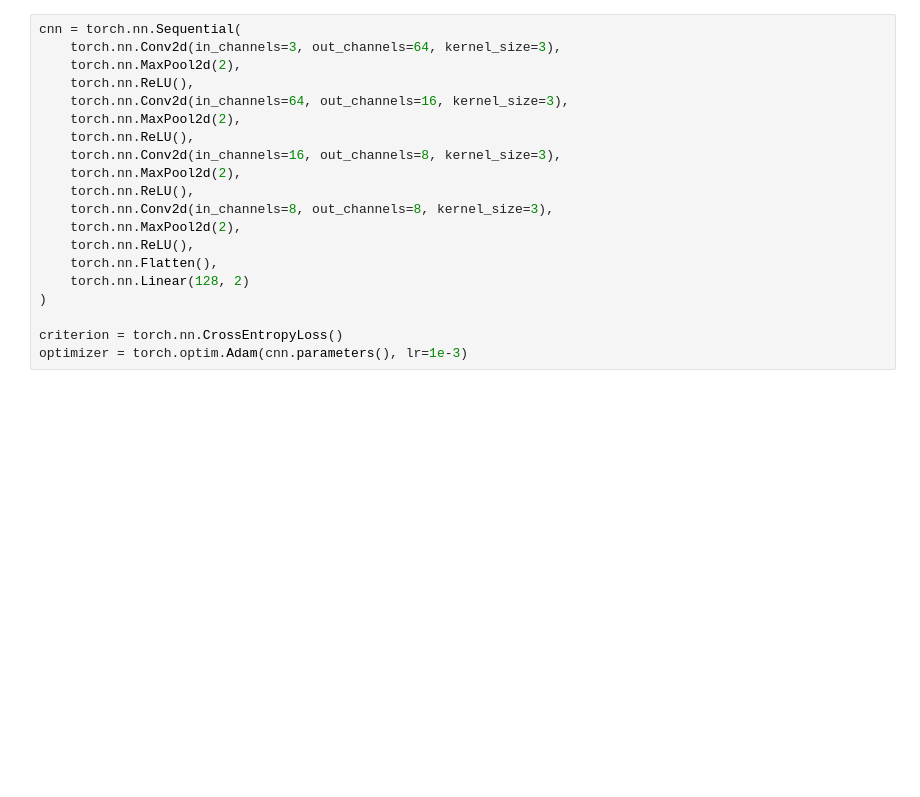
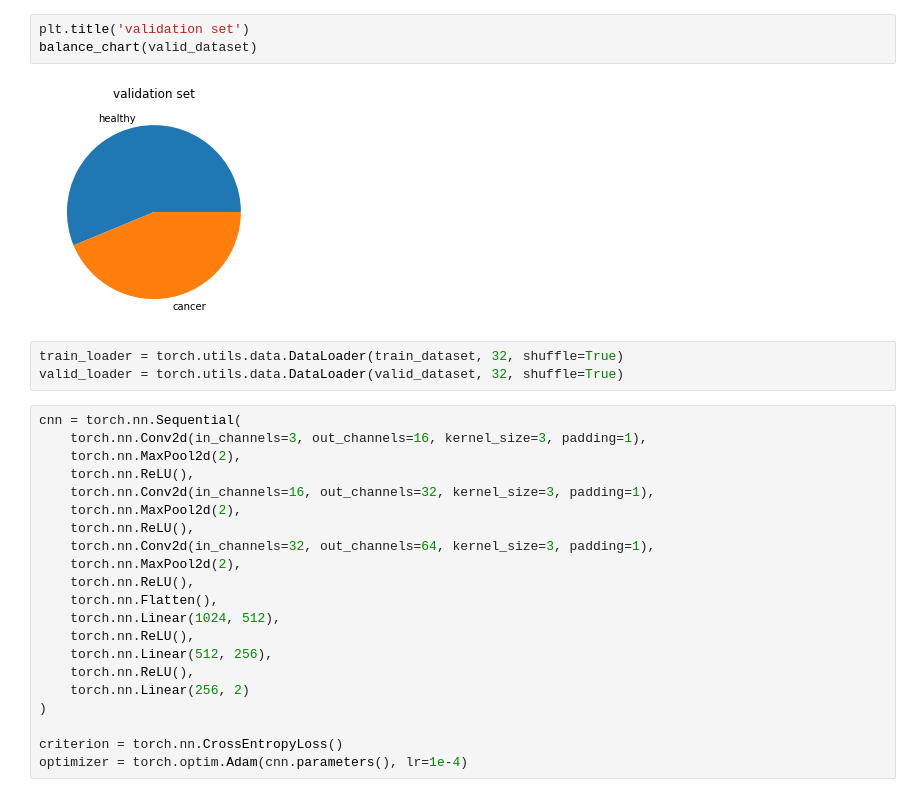
Before and after one commit to gabrielraya/Data-Mining, a Jupyter notebook: Project/project.ipynb, the cells around one changed output. Cells and saved outputs as stored; diff of their text form; blank space fills up the shorter version.

```diff
--- a/Project/project.ipynb
+++ b/Project/project.ipynb
@@ -54,21 +75,30 @@ image_loader = torch.utils.data.DataLoader(dataset, 32, shuffle=True)
+# %%
+plt.title('validation set')
+balance_chart(valid_dataset)
+# %% [output]
+[figure, added]
+# %%
+train_loader = torch.utils.data.DataLoader(train_dataset, 32, shuffle=True)
+valid_loader = torch.utils.data.DataLoader(valid_dataset, 32, shuffle=True)
 # %%
 cnn = torch.nn.Sequential(
-    torch.nn.Conv2d(in_channels=3, out_channels=64, kernel_size=3),
+    torch.nn.Conv2d(in_channels=3, out_channels=16, kernel_size=3, padding=1),
     torch.nn.MaxPool2d(2),
     torch.nn.ReLU(),
-    torch.nn.Conv2d(in_channels=64, out_channels=16, kernel_size=3),
+    torch.nn.Conv2d(in_channels=16, out_channels=32, kernel_size=3, padding=1),
     torch.nn.MaxPool2d(2),
     torch.nn.ReLU(),
-    torch.nn.Conv2d(in_channels=16, out_channels=8, kernel_size=3),
-    torch.nn.MaxPool2d(2),
-    torch.nn.ReLU(),
-    torch.nn.Conv2d(in_channels=8, out_channels=8, kernel_size=3),
+    torch.nn.Conv2d(in_channels=32, out_channels=64, kernel_size=3, padding=1),
     torch.nn.MaxPool2d(2),
     torch.nn.ReLU(),
     torch.nn.Flatten(),
-    torch.nn.Linear(128, 2)
+    torch.nn.Linear(1024, 512),
+    torch.nn.ReLU(),
+    torch.nn.Linear(512, 256),
+    torch.nn.ReLU(),
+    torch.nn.Linear(256, 2)
 )
 
 criterion = torch.nn.CrossEntropyLoss()
-optimizer = torch.optim.Adam(cnn.parameters(), lr=1e-3)
+optimizer = torch.optim.Adam(cnn.parameters(), lr=1e-4)
 # %%
```
Also changed, not shown: parts of 17 cells of this notebook, 1 other file.
